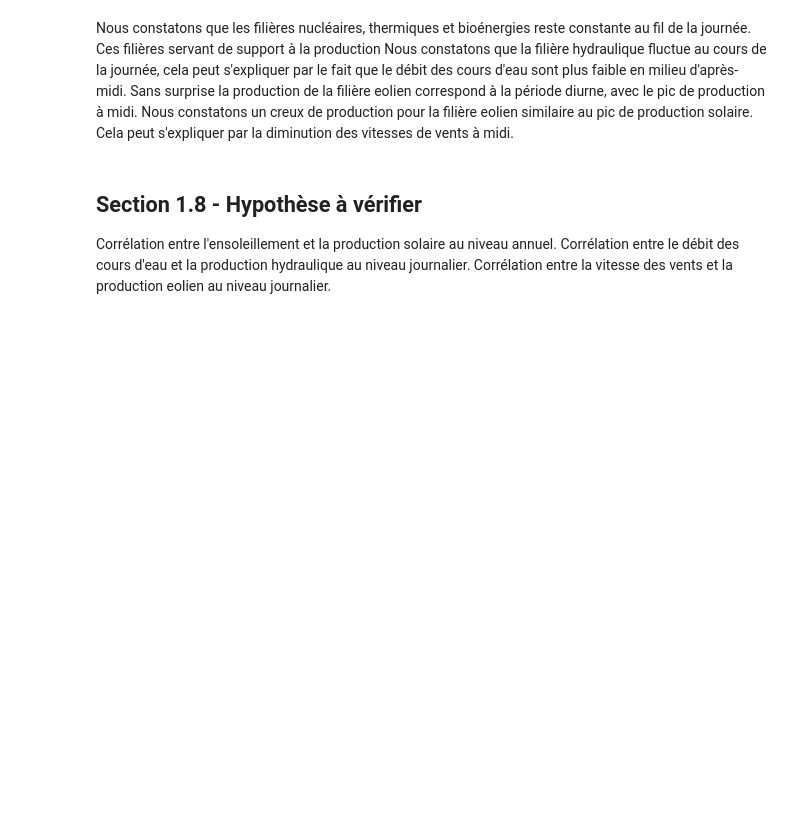
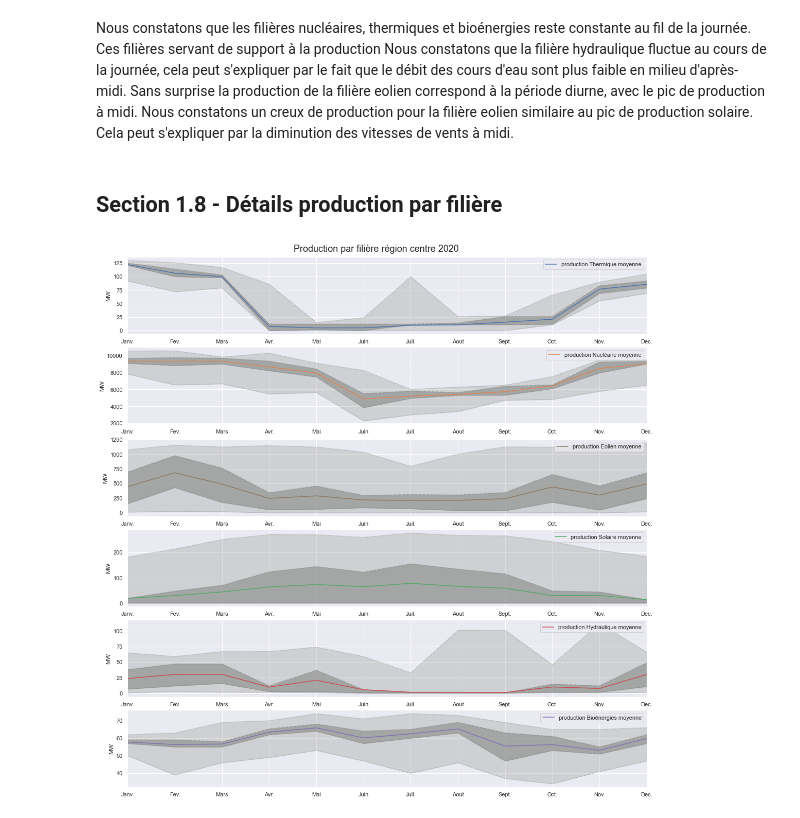
Before and after one commit to Menager49/PY-net-elec, a Jupyter notebook: script.ipynb, the cells around one changed output. Drawn from its saved outputs; the diff is of its cells as text; code cells hidden in the pictures; blank space fills up the shorter version.

```diff
--- a/script.ipynb
+++ b/script.ipynb
@@ -651,9 +801,32 @@ Nous constatons que les filières nucléaires, thermiques et bioénergies reste
 Nous constatons que la filière hydraulique fluctue au cours de la journée, cela peut s'expliquer par le fait que le débit des cours d'eau sont plus faible en milieu d'après-midi. </br>
 Sans surprise la production de la filière eolien correspond à la période diurne, avec le pic de production à midi.</br>
 Nous constatons un creux de production pour la filière eolien similaire au pic de production solaire. Cela peut s'expliquer par la diminution des vitesses de vents à midi.
-# %% [markdown]
-## Section 1.8 - Hypothèse à vérifier<a class="anchor" id="section_1_8"></a>
-
-Corrélation entre l'ensoleillement et la production solaire au niveau annuel.
-Corrélation entre le débit des cours d'eau et la production hydraulique au niveau journalier.
-Corrélation entre la vitesse des vents et la production eolien au niveau journalier.
+# %% [markdown]
+## Section 1.8 - Détails production par filière<a class="anchor" id="section_1_8"></a>
+# %%
+variables = ['Thermique', 'Nucléaire', 'Eolien', 'Solaire','Hydraulique', 'Bioénergies']
+
+fonction = ['mean', 'min', 'max', firstQuart, thirdQuart]
+
+mois = [
+    'Janv.',
+    'Fev.',
+    'Mars',
+    'Avr.',
+    'Mai',
+    'Juin',
+    'Juil.',
+    'Aout',
+    'Sept.',
+    'Oct.',
+    'Nov.',
+    'Dec.'
+]
+
+month = groupage(data=prod, var_group=prod.Date.dt.month, agregat=agregat(variables=variables, fonctions=fonction))
+
+hour = groupage(data=prod, var_group=prod.Date.dt.hour, agregat=agregat(variables=variables, fonctions=fonction))
+# %%
+loopPlot(data=month, x_label=mois, title="Production par filière région centre 2020");
+# %% [output]
+[figure, added]
```
Also changed, not shown: parts of 29 cells of this notebook.
